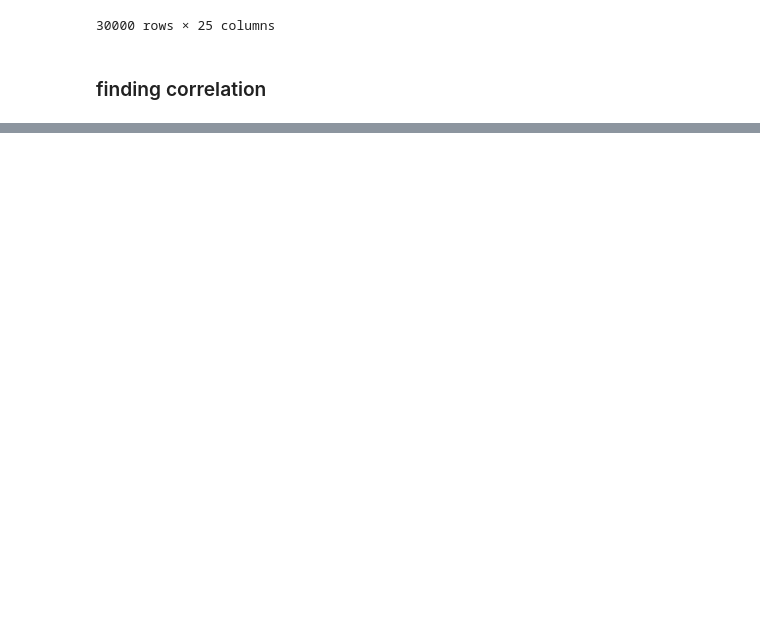
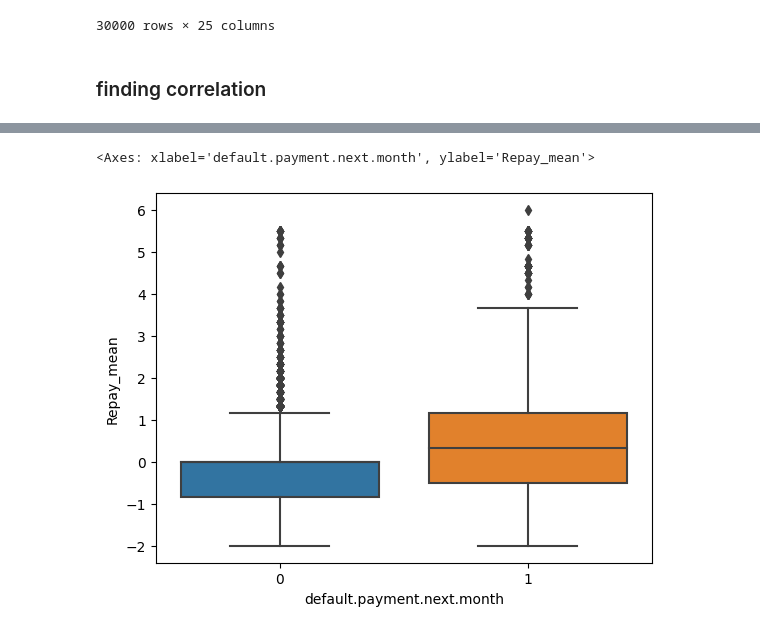
Before and after one commit to AnshikaJain2405/OrionDataAnalyticsInternshipJul23, a Jupyter notebook: notebooks/EDA.ipynb, the cells around one changed output, grey strips where cells are left out. Saved outputs shown, nothing was run; the diff lists cells and outputs as text; code cells hidden in the pictures; blank space fills up the shorter version.

Commit message:
found default bases using matplotlib, sns

```diff
--- a/notebooks/EDA.ipynb
+++ b/notebooks/EDA.ipynb
@@ -275,0 +282,4 @@ correlation_matrix
+# %%
+cols_sum = ['REPAY_SEPT', 'REPAY_AUG', 'REPAY_JUL', 'REPAY_JUN', 'REPAY_MAY', 'REPAY_APR']
+df['Column_Sum'] = df[cols_sum].sum(axis=1)
+df
@@ -275,0 +300,4 @@ correlation_matrix
+# %%
+cols_sum = ['REPAY_SEPT', 'REPAY_AUG', 'REPAY_JUL', 'REPAY_JUN', 'REPAY_MAY', 'REPAY_APR']
+df['Repay_mean'] = df[cols_sum].mean(axis=1)
+df
@@ -275,0 +318,5 @@ correlation_matrix
+# %%
+sns.boxplot(x = df['default.payment.next.month'], y = df.Repay_mean)
+# %% [output]
+<Axes: xlabel='default.payment.next.month', ylabel='Repay_mean'>
+[figure, added]
```
Also changed, not shown: parts of 59 cells of this notebook.
